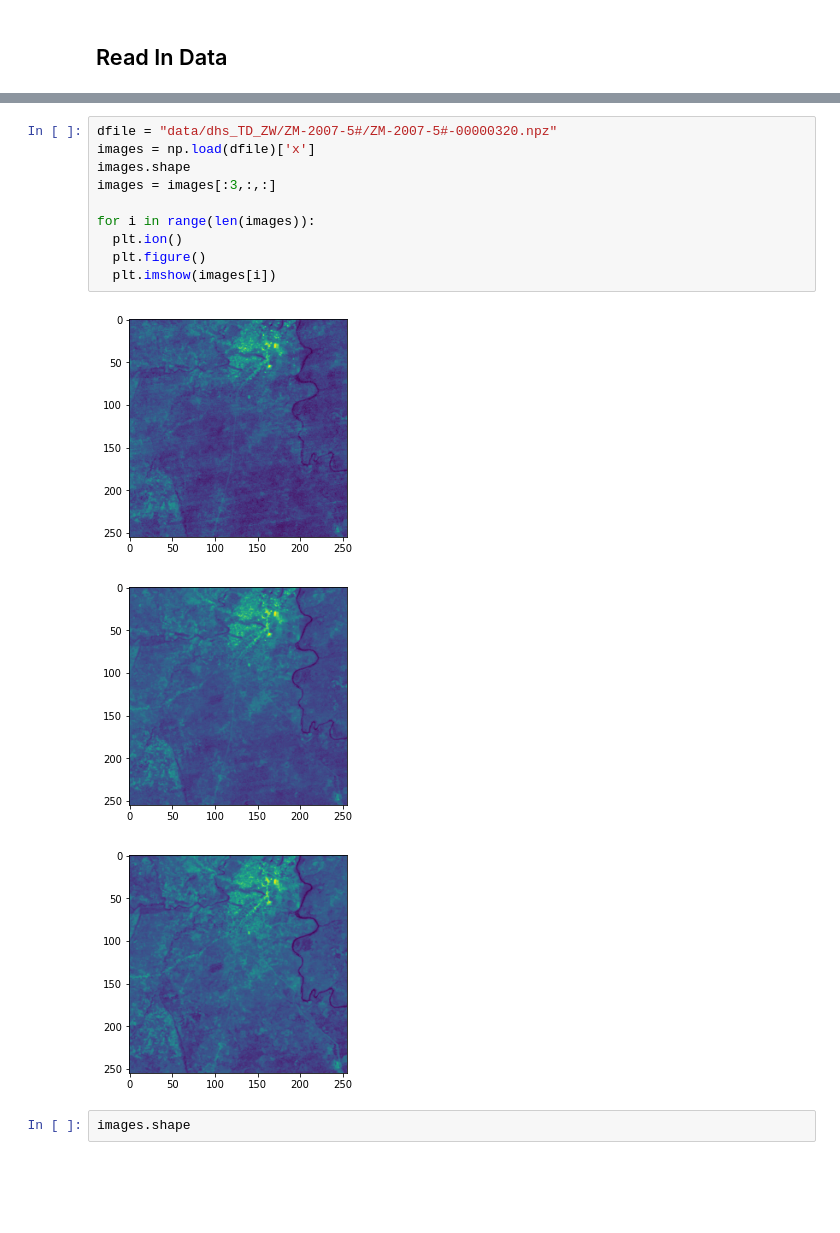
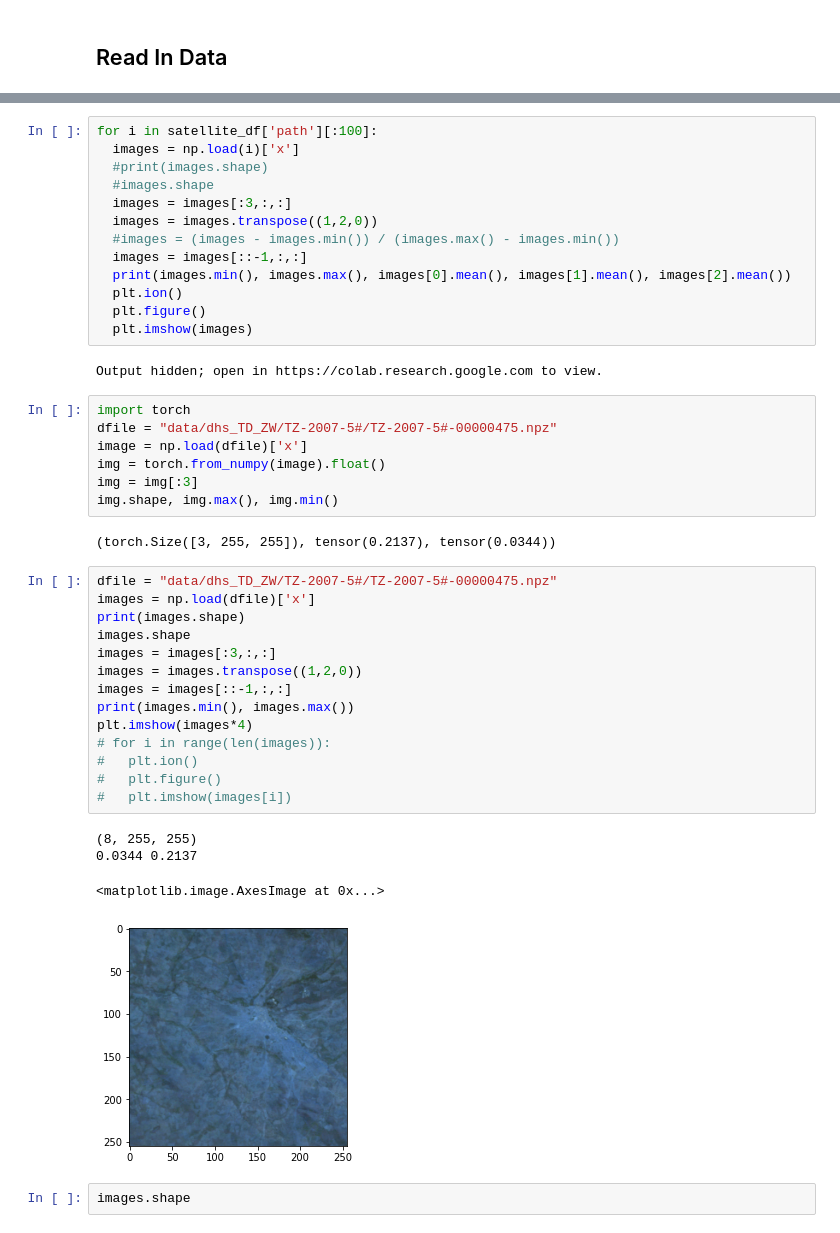
Before and after one commit to disaalda/cs230, a Jupyter notebook: womens_edu/data_preprocessing.ipynb, the cells around one changed output, grey strips where cells are left out. Drawn from its saved outputs; the diff is of its cells as text; blank space fills up the shorter version.

```diff
--- a/womens_edu/data_preprocessing.ipynb
+++ b/womens_edu/data_preprocessing.ipynb
@@ -48,17 +77,46 @@ no changes added to commit (use "git add" and/or "git commit -a")
+# %%
+for i in satellite_df['path'][:100]:
+  images = np.load(i)['x']
+  #print(images.shape)
+  #images.shape
+  images = images[:3,:,:]
+  images = images.transpose((1,2,0))
+  #images = (images - images.min()) / (images.max() - images.min())
+  images = images[::-1,:,:]
+  print(images.min(), images.max(), images[0].mean(), images[1].mean(), images[2].mean())
+  plt.ion()
+  plt.figure()
+  plt.imshow(images)
+# %% [output]
+Output hidden; open in https://colab.research.google.com to view.
+# %%
+import torch
+dfile = "data/dhs_TD_ZW/TZ-2007-5#/TZ-2007-5#-00000475.npz"
+image = np.load(dfile)['x']
+img = torch.from_numpy(image).float()
+img = img[:3]
+img.shape, img.max(), img.min()
+# %% [output]
+(torch.Size([3, 255, 255]), tensor(0.2137), tensor(0.0344))
 # %%
-dfile = "data/dhs_TD_ZW/ZM-2007-5#/ZM-2007-5#-00000320.npz"
+dfile = "data/dhs_TD_ZW/TZ-2007-5#/TZ-2007-5#-00000475.npz"
 images = np.load(dfile)['x']
+print(images.shape)
 images.shape
 images = images[:3,:,:]
-
-for i in range(len(images)):
-  plt.ion()
-  plt.figure()
-  plt.imshow(images[i])
+images = images.transpose((1,2,0))
+images = images[::-1,:,:]
+print(images.min(), images.max())
+plt.imshow(images*4)
+# for i in range(len(images)):
+#   plt.ion()
+#   plt.figure()
+#   plt.imshow(images[i])
 # %% [output]
+(8, 255, 255)
+0.0344 0.2137
+<matplotlib.image.AxesImage at 0x...>
-[figure, old version]
+[figure, new version]
-[figure, removed]
-[figure, removed]
 # %%
 images.shape
 # %% [output]
```
Also changed, not shown: parts of 23 cells of this notebook, 1 other file.
